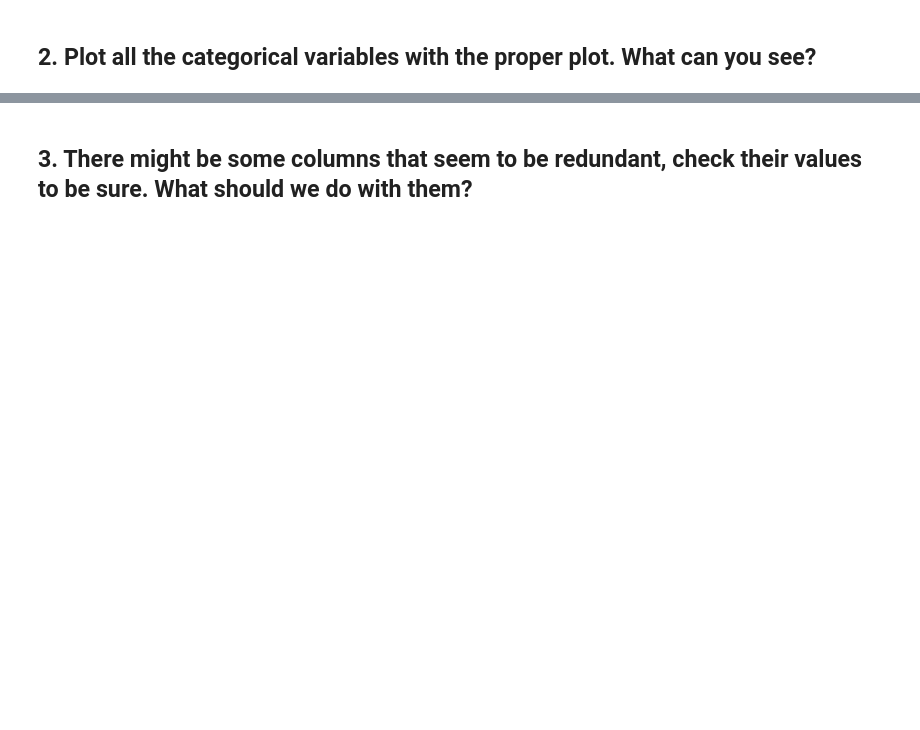
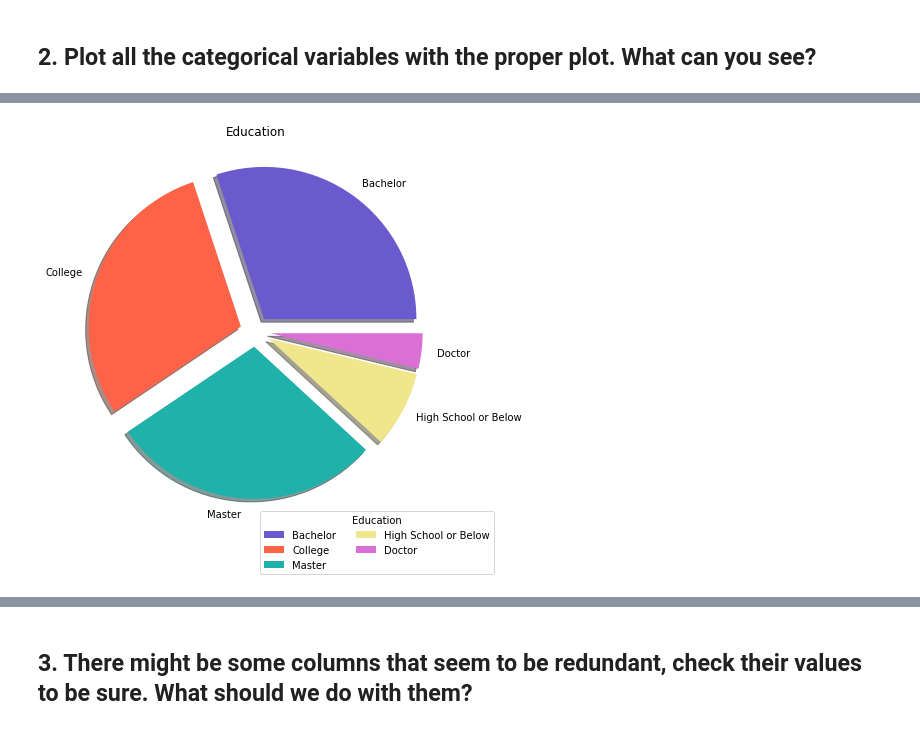
Before and after one commit to Ironhack-Data-0621-Remote/lab-feature-extraction, a Jupyter notebook: Solutions.ipynb, the cells around one changed output, grey strips where cells are left out. Cells and saved outputs as stored; diff of their text form; code cells hidden in the pictures; blank space fills up the shorter version.

```diff
--- a/Solutions.ipynb
+++ b/Solutions.ipynb
@@ -11,0 +31,2 @@ categoricals.head()
+# %%
+data = pd.read_csv(r'C:\Users\claud\lab-cleaning-numerical-data\files_for_lab\we_fn_use_c_marketing_customer_value_analysis.csv')
@@ -11,0 +35,3 @@ categoricals.head()
+# %%
+data.set_index('Customer')
+data.head()
@@ -11,0 +104,3 @@ categoricals.head()
+# %%
+data.columns = [x.lower().replace(" ", "_") for x in data.columns]
+data.columns
@@ -11,0 +118,3 @@ categoricals.head()
+# %%
+data['effective_to_date'] = pd.to_datetime(data['effective_to_date'])
+data.head()
@@ -13,0 +247,24 @@ categoricals.head()
+# %%
+lines = data['education'].unique()
+values = data['education'].value_counts()
+
+# Formating
+mycolors = ["slateblue", "tomato", "lightseagreen", 'khaki', 'orchid']
+
+# Formating
+myexplode = [0.1, 0.1, 0.1, 0.1, 0.1]
+
+# Creating plot
+fig = plt.figure(figsize =(10, 7))
+plt.pie(values, labels = lines, colors = mycolors, explode = myexplode, shadow = True)
+
+# Put legend below plot
+#plt.legend(loc="upper center", bbox_to_anchor=(0.5, 1.15), ncol=2) #above
+plt.legend(title = "Education", loc = "lower left", bbox_to_anchor=(0.5, -0.15), ncol= 2)
+
+# Show plot
+plt.title("Education")
+#plt.show()
+plt.draw()
+# %% [output]
+[figure, added]
```
Also changed, not shown: parts of 66 cells of this notebook.
